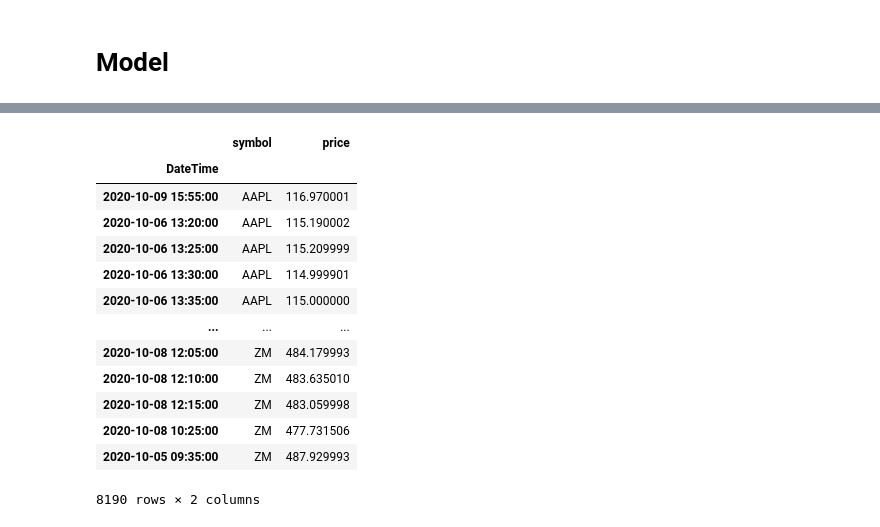
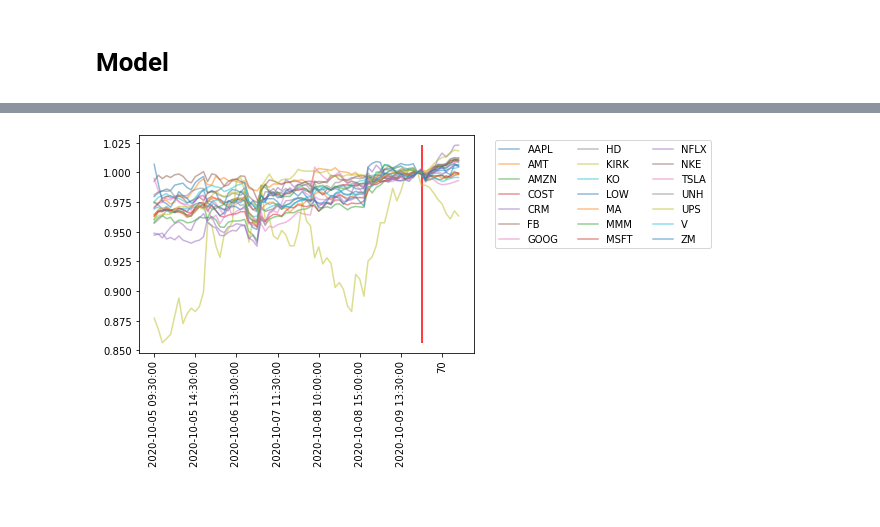
Before and after one commit to ehullander/StockPrice, a Jupyter notebook: Stocks.ipynb, the cells around one changed output, grey strips where cells are left out. Saved outputs shown, nothing was run; the diff lists cells and outputs as text; code cells hidden in the pictures; blank space fills up the shorter version.

```diff
--- a/Stocks.ipynb
+++ b/Stocks.ipynb
@@ -78,17 +45,4 @@ stock_data.read_SQL('stockprice')
-# %%
-stock_data.transformed_data
-# %% [output]
-|  | symbol | price |
-| DateTime |  |  |
-| 2020-10-09 15:55:00 | AAPL | 116.970001 |
-| 2020-10-06 13:20:00 | AAPL | 115.190002 |
-| 2020-10-06 13:25:00 | AAPL | 115.209999 |
-| 2020-10-06 13:30:00 | AAPL | 114.999901 |
-| 2020-10-06 13:35:00 | AAPL | 115.000000 |
-| ... | ... | ... |
-| 2020-10-08 12:05:00 | ZM | 484.179993 |
-| 2020-10-08 12:10:00 | ZM | 483.635010 |
-| 2020-10-08 12:15:00 | ZM | 483.059998 |
-| 2020-10-08 10:25:00 | ZM | 477.731506 |
-| 2020-10-05 09:35:00 | ZM | 487.929993 |
-8190 rows × 2 columns
+# %%
+M = YahooStocks.Model(data=data)
+# %%
+M.fitVAR(20)
@@ -94,0 +51,4 @@ stock_data.transformed_data
+# %%
+M.plot_fcast()
+# %% [output]
+[figure, added]
```
Also changed, not shown: parts of 16 cells of this notebook, 1 other file.
